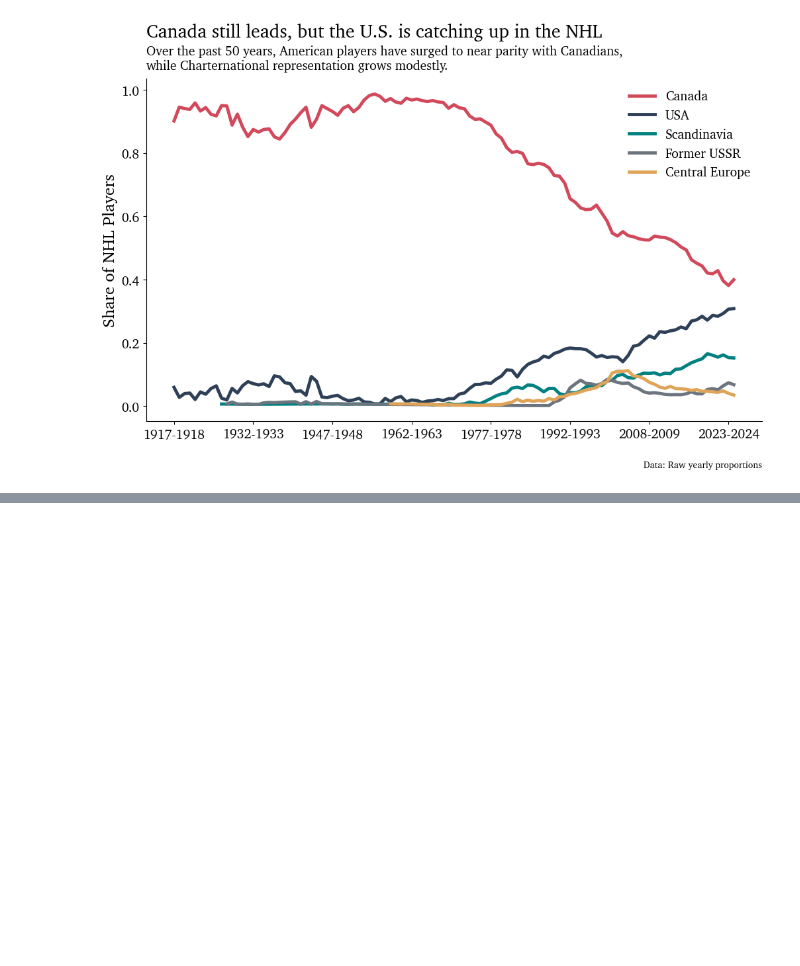
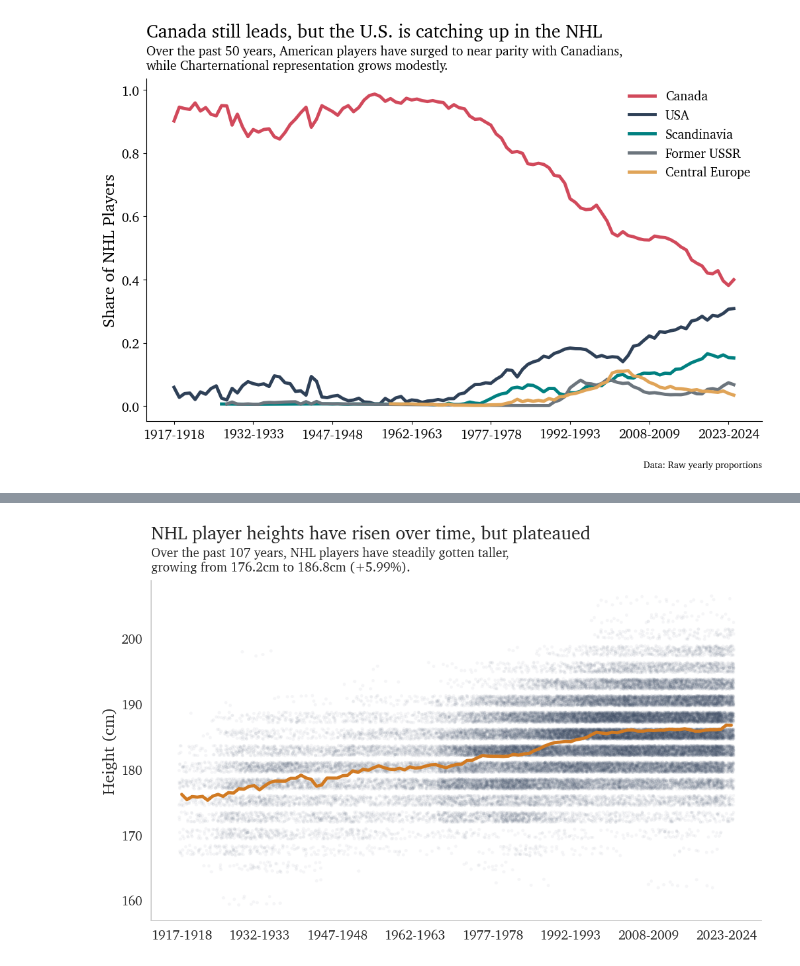
Before and after one commit to dwiwad/hockey_site, a Jupyter notebook: scripts/nhl-player-demographics/3. Demographics_Notebook.ipynb, the cells around one changed output, grey strips where cells are left out. Drawn from its saved outputs; the diff is of its cells as text; code cells hidden in the pictures; blank space fills up the shorter version.

Commit message:
Testing if an error shows in the notebook

```diff
--- a/scripts/nhl-player-demographics/3. Demographics_Notebook.ipynb
+++ b/scripts/nhl-player-demographics/3. Demographics_Notebook.ipynb
@@ -220,0 +381,95 @@ plt.show()
+# %%
+# Clean up data and convert height to cm
+height_df = roster[['season', 'height_in']].dropna().copy()
+height_df['height_cm'] = height_df['height_in'] * 2.54
+height_df['season_label'] = height_df['season'].apply(split_and_hyphenate)
+
+# Create jittered data
+np.random.seed(42)
+jittered_x = np.arange(len(height_df)) + np.random.uniform(-0.5, 0.5, size=len(height_df))
+jittered_y = height_df['height_cm'] + np.random.uniform(-0.8, 0.8, size=len(height_df))
+
+# Map seasons to numeric x values
+season_labels = height_df['season_label'].unique()
+season_to_index = {label: i for i, label in enumerate(season_labels)}
+height_df['x_pos'] = height_df['season_label'].map(season_to_index)
+
+# Compute average height by season
+avg_height = (
+    height_df.groupby('season_label')['height_cm']
+    .mean()
+    .reset_index()
+)
+avg_height['x_pos'] = avg_height['season_label'].map(season_to_index)
+
+# PLOT
+fig, ax = plt.subplots(figsize=(12, 7))
+
+# Scatter: faded, jittered dots
+ax.scatter(
+    height_df['x_pos'] + np.random.uniform(-0.5, 0.5, size=len(height_df)),
+    height_df['height_cm'] + np.random.uniform(-0.8, 0.8, size=len(height_df)),
+    alpha=0.05,
+    color='#3B4B64',
+    edgecolor='none',
+    s=12
+)
+
+# Line: average height per season
+sns.lineplot(
+    data=avg_height,
+    x="x_pos",
+    y="height_cm",
+    ax=ax,
+    color='#D17A22',
+    linewidth=3.5,
+    zorder=10
+)
+
+# Style
+sns.despine()
+ax.grid(False)
+
+# X-axis ticks and labels
+tick_indices = list(range(0, len(season_labels), 15))
+tick_labels = [season_labels[i] for i in tick_indices]
+ax.set_xticks(tick_indices)
+ax.set_xticklabels(tick_labels, rotation=0, fontsize=14)
+
+# Y-axis tick label styling
+ax.tick_params(axis='y', labelsize=14)
+
+# Axis labels
+ax.set_xlabel("")
+ax.set_ylabel("Height (cm)", fontsize=18)
+
+# Layout and title position
+left_x = ax.get_position().x0
+plt.subplots_adjust(top=0.85)
+
+# Title
+fig.suptitle(
+    "NHL player heights have risen over time, but plateaued",
+    fontsize=20,
+    weight='bold',
+    x=left_x,
+    ha='left',
+    y=0.97
+)
+
+# Subtitle
+fig.text(
+    left_x,
+    0.87,
+    "Over the past 107 years, NHL players have steadily gotten taller,\ngrowing from 176.2cm to 186.8cm (+5.99%).",
+    fontsize=14,
+    ha='left'
+)
+
+# No legend needed
+ax.legend().remove()
+
+# Save and show
+plt.show()
+# %% [output]
+[figure, added]
```
Also changed, not shown: parts of 3 cells of this notebook, 2 other files.
